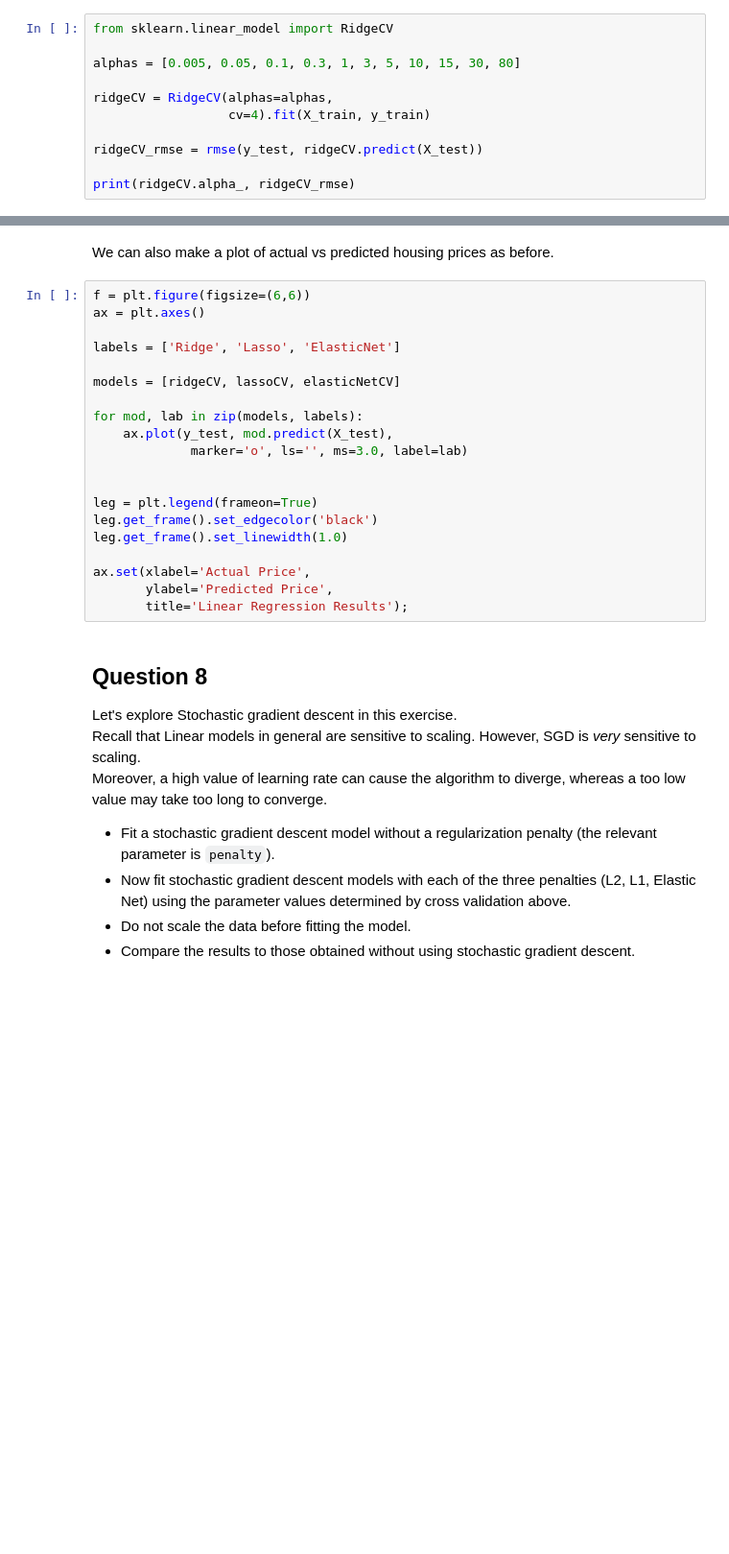
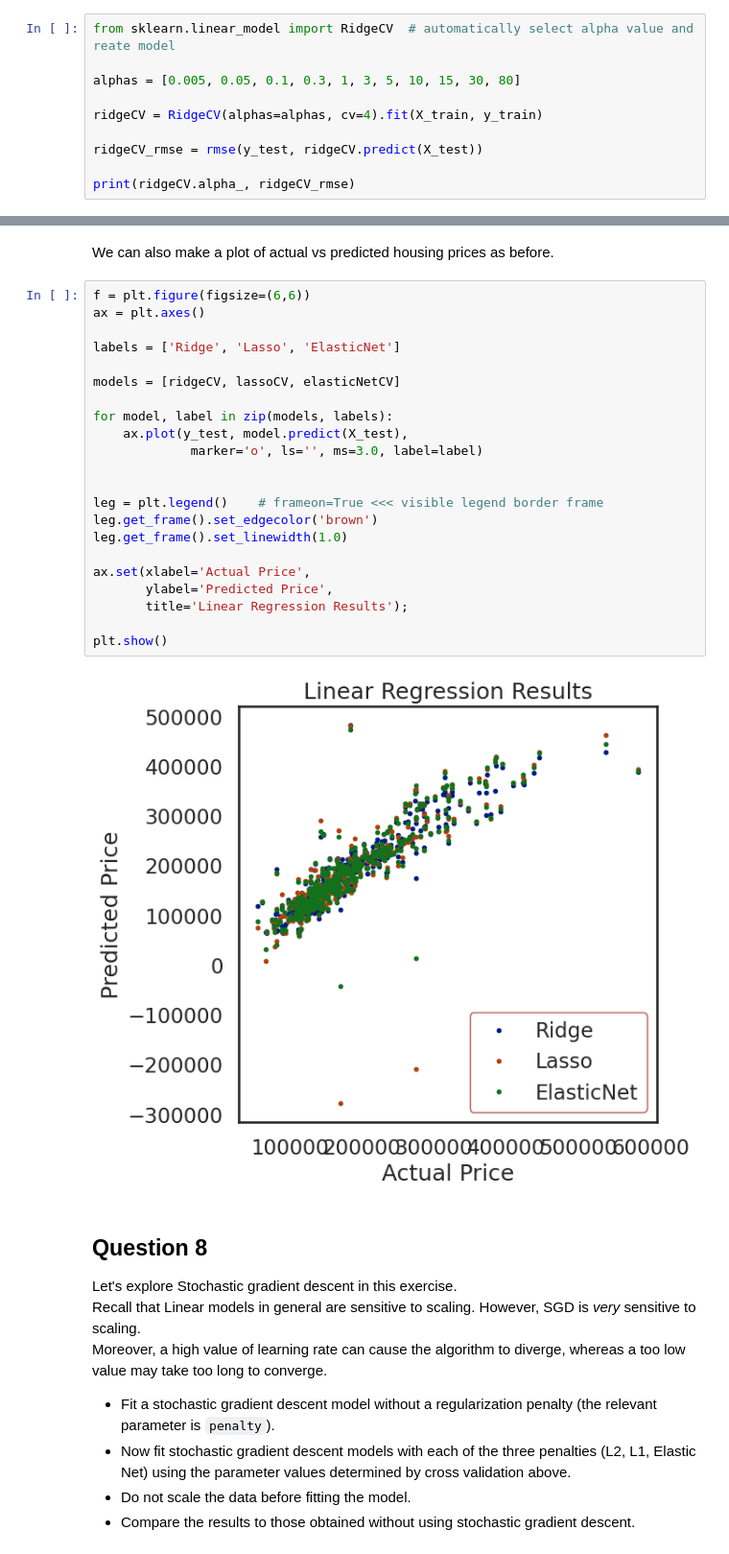
Before and after one commit to htetaunglynn94/coursera, a Jupyter notebook: ibm_ml_series/supervised_ml/module_4/holab_1_regularization.ipynb, the cells around one changed output, grey strips where cells are left out. Shown at 96% size. Cells and saved outputs as stored; diff of their text form; blank space fills up the shorter version.

```diff
--- a/ibm_ml_series/supervised_ml/module_4/holab_1_regularization.ipynb
+++ b/ibm_ml_series/supervised_ml/module_4/holab_1_regularization.ipynb
@@ -451,12 +646,11 @@ Ridge regression uses L2 normalization to reduce the magnitude of the coefficien
 # %% [markdown]
 Now for the `RidgeCV` method. It's not possible to get the alpha values for the models that weren't selected, unfortunately. The resulting error values and $\alpha$ values are very similar to those obtained above.
 # %%
-from sklearn.linear_model import RidgeCV
+from sklearn.linear_model import RidgeCV  # automatically select alpha value and reate model
 
 alphas = [0.005, 0.05, 0.1, 0.3, 1, 3, 5, 10, 15, 30, 80]
 
-ridgeCV = RidgeCV(alphas=alphas,
-                  cv=4).fit(X_train, y_train)
+ridgeCV = RidgeCV(alphas=alphas, cv=4).fit(X_train, y_train)
 
 ridgeCV_rmse = rmse(y_test, ridgeCV.predict(X_test))
 
@@ -521,23 +758,27 @@ We can also make a plot of actual vs predicted housing prices as before.
 # %%
 f = plt.figure(figsize=(6,6))
 ax = plt.axes()
 
 labels = ['Ridge', 'Lasso', 'ElasticNet']
 
 models = [ridgeCV, lassoCV, elasticNetCV]
 
-for mod, lab in zip(models, labels):
-    ax.plot(y_test, mod.predict(X_test),
-             marker='o', ls='', ms=3.0, label=lab)
+for model, label in zip(models, labels):
+    ax.plot(y_test, model.predict(X_test),
+             marker='o', ls='', ms=3.0, label=label)
 
 
-leg = plt.legend(frameon=True)
-leg.get_frame().set_edgecolor('black')
+leg = plt.legend()    # frameon=True <<< visible legend border frame
+leg.get_frame().set_edgecolor('brown')
 leg.get_frame().set_linewidth(1.0)
 
 ax.set(xlabel='Actual Price',
        ylabel='Predicted Price',
        title='Linear Regression Results');
+
+plt.show()
+# %% [output]
+[figure, added]
 # %% [markdown]
 ## Question 8
 
```
Also changed, not shown: parts of 35 cells of this notebook.
